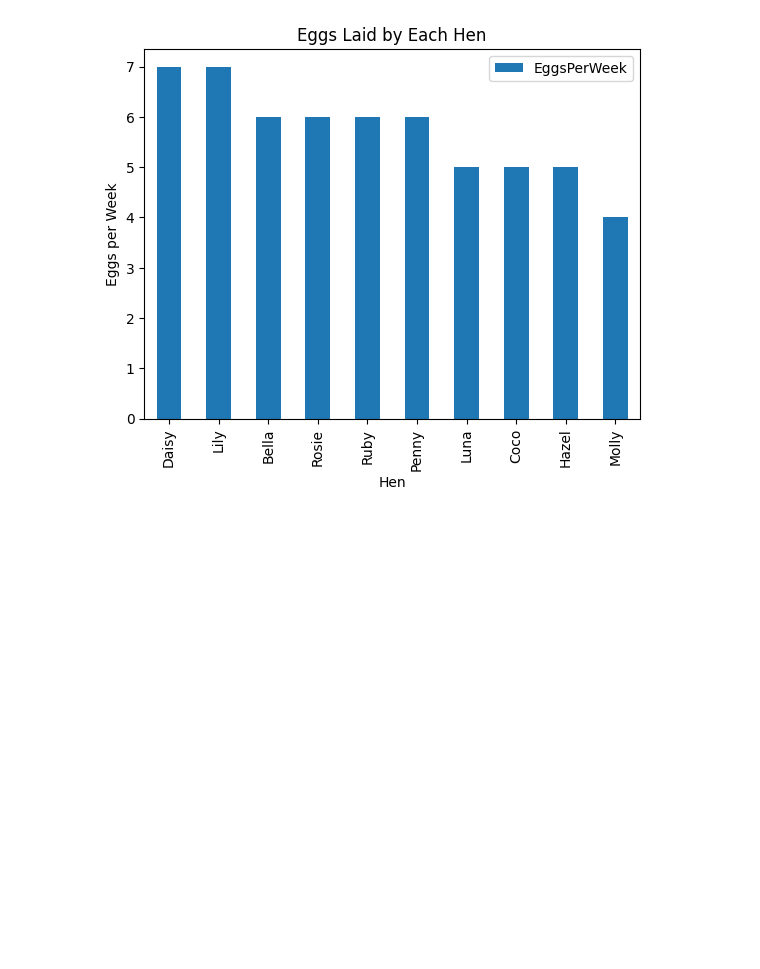
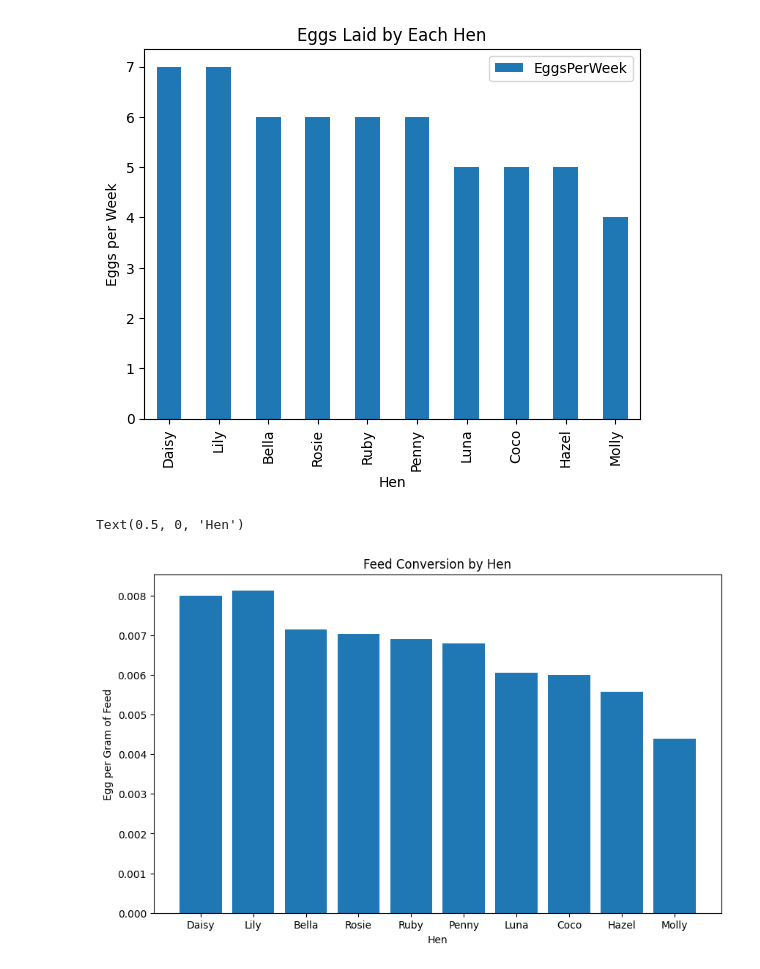
Before and after one commit to awillette89/plots-codeyou, a Jupyter notebook: plots.ipynb, the cells around one changed output. Drawn from its saved outputs; the diff is of its cells as text; code cells hidden in the pictures; blank space fills up the shorter version.

Commit message:
3/6 plots

```diff
--- a/plots.ipynb
+++ b/plots.ipynb
@@ -37,3 +41,18 @@ basic_plot.set_xlabel('Hen');
 basic_plot.set_ylabel('Eggs per Week');
 # %% [output]
 [figure]
+# %%
+#matplot bar graph for feed to egg conversion by hen
+
+feed_conversion = hens['EggsPerWeek']/(hens['FeedGramsPerDay']*7)
+
+plt.figure(figsize=(10, 6))
+plt.bar(hens['HenName'], feed_conversion)
+
+#labels and title
+plt.title('Feed Conversion by Hen')
+plt.ylabel('Egg per Gram of Feed')
+plt.xlabel('Hen')
+# %% [output]
+Text(0.5, 0, 'Hen')
+[figure, added]
```
Also changed, not shown: parts of 2 cells of this notebook.
